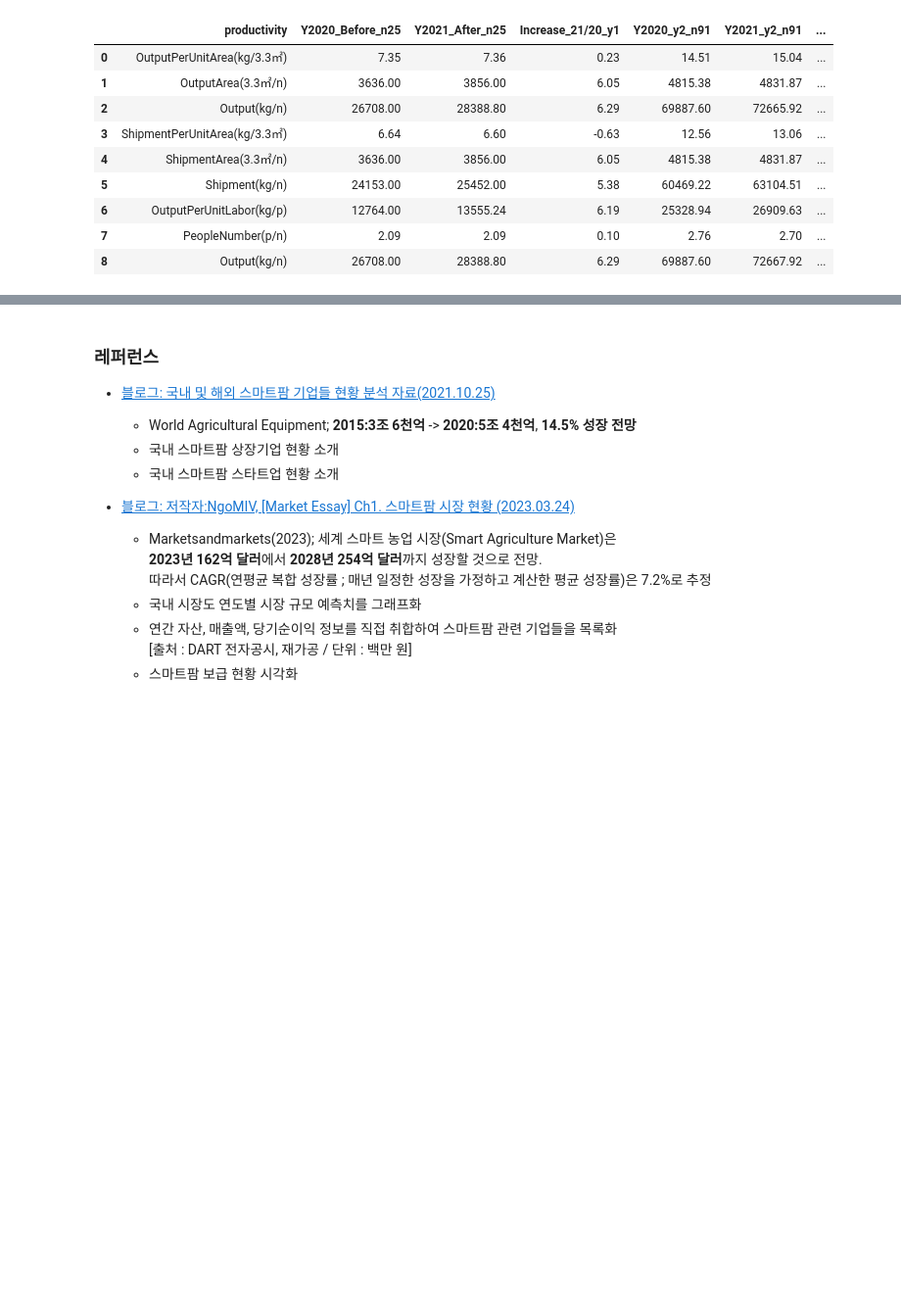
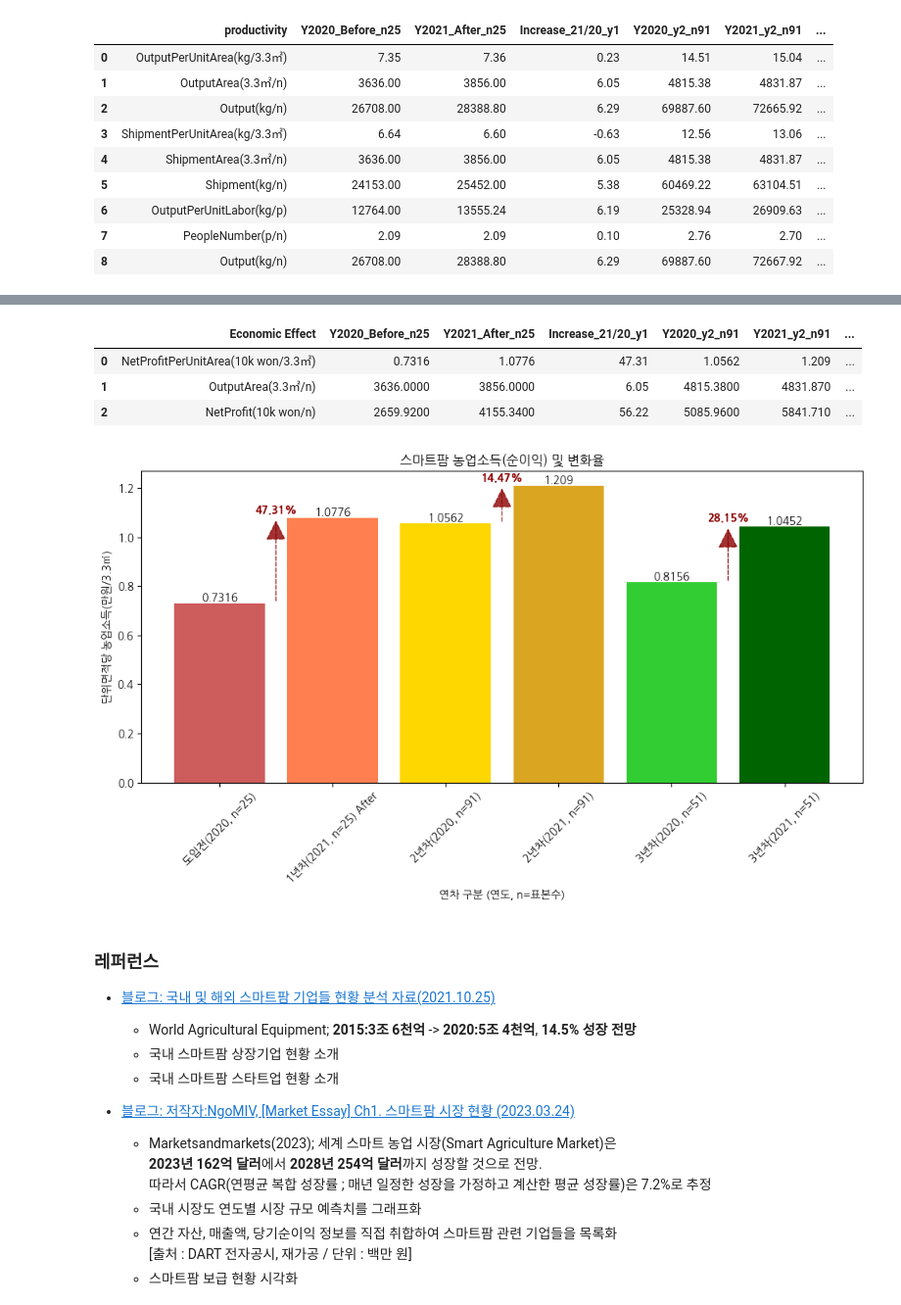
Before and after one commit to HeegonChae/Addindeu_EDA_Project, a Jupyter notebook: smartfarm_market_search.ipynb, the cells around one changed output, grey strips where cells are left out. Shown: that part at 98% size. Cells and saved outputs as stored; diff of their text form; code cells hidden in the pictures; blank space fills up the shorter version.

Commit message:
feat : code : EconomicEffect
Add economic effect from smart farm and change elements to be easy to understand.

```diff
--- a/smartfarm_market_search.ipynb
+++ b/smartfarm_market_search.ipynb
@@ -467,3 +455,56 @@ plt.show()
+# %%
+economy = pd.read_excel('../data/SmartFarmEconomicEffect.xlsx')
+economy
+# %% [output]
+|  | Economic Effect | Y2020_Before_n25 | Y2021_After_n25 | Increase_21/20_y1 | Y2020_y2_n91 | Y2021_y2_n91 | ... |
+| 0 | NetProfitPerUnitArea(10k won/3.3㎡) | 0.7316 | 1.0776 | 47.31 | 1.0562 | 1.209 | ... |
+| 1 | OutputArea(3.3㎡/n) | 3636.0000 | 3856.0000 | 6.05 | 4815.3800 | 4831.870 | ... |
+| 2 | NetProfit(10k won/n) | 2659.9200 | 4155.3400 | 56.22 | 5085.9600 | 5841.710 | ... |
+# %%
+years = ['Y2020_Before_n25', 'Y2021_After_n25', 'Y2020_y2_n91', 'Y2021_y2_n91', 'Y2020_y3_n51', 'Y2021_y3_n51']
+values = economy.loc[0, years]
+
+increase_values = [
+    economy.loc[0, 'Increase_21/20_y1'],
+    economy.loc[0, 'Increase_21/20_y2'],
+    economy.loc[0, 'Increase_21/20_y3']
+]
+
+gap = 0.01
+
+plt.figure(figsize=(10, 6))
+bars = plt.bar(years, values, color=['indianred', 'coral', 'gold', 'goldenrod', 'limegreen', 'darkgreen'])
+
+for i, value in enumerate(values):
+    plt.text(i, value, str(value), ha='center', va='bottom')
+
+for i in range(0, len(years), 2):
+    x1 = i
+    x2 = i + 1
+    y1 = values.iloc[i]
+    y2 = values.iloc[i + 1]
+
+    posA = ((x1 + x2) / 2, y1)
+    posB = ((x1 + x2) / 2, y2)
+
+    arrow = patches.FancyArrowPatch(posA, posB, mutation_scale=40, color='darkred', arrowstyle='-|>', linestyle='--', fill=True, alpha=0.8)
+    plt.gca().add_patch(arrow)
+
+    increase_value = increase_values[i // 2]
+    text_y = y2 + gap
+    plt.text((x1 + x2) / 2, text_y, f'{increase_value}%', ha='center', va='bottom', color='darkred', fontweight='bold')
+
+plt.title('스마트팜 농업소득(순이익) 및 변화율')
+plt.xlabel('연차 구분 (연도, n=표본수)')
+plt.ylabel('단위면적당 농업소득(만원/3.3㎡)')
+plt.xticks(np.arange(len(years)), ['도입전(2020, n=25)', '1년차(2021, n=25) After', '2년차(2020, n=91)', '2년차(2021, n=91)', '3년차(2020, n=51)', '3년차(2021, n=51)'], rotation=45)
+
+plt.xticks(rotation=45)
+
+plt.tight_layout()
+plt.show()
+# %% [output]
+[figure, added]
 # %% [markdown]
 ### 레퍼런스
 - [블로그: 국내 및 해외 스마트팜 기업들 현황 분석 자료(2021.10.25)](https://dudonvan.tistory.com/entry/%EA%B5%AD%EB%82%B4-%EB%B0%8F-%ED%95%B4%EC%99%B8-%EC%8A%A4%EB%A7%88%ED%8A%B8%ED%8C%9C-%EA%B8%B0%EC%97%85%EB%93%A4-%ED%98%84%ED%99%A9-%EB%B6%84%EC%84%9D-%EC%9E%90%EB%A3%8C)
```
Also changed, not shown: parts of 3 cells of this notebook.
